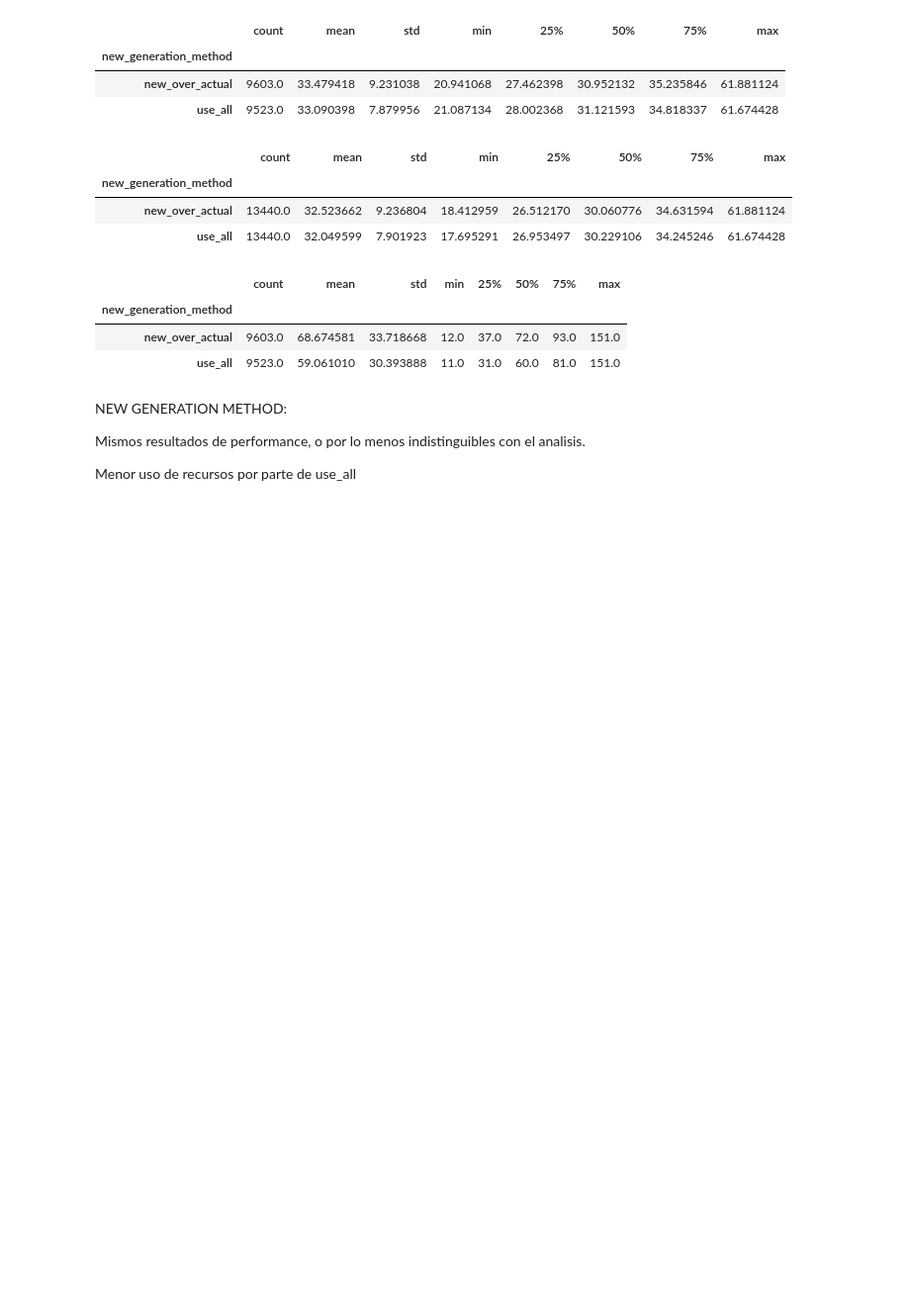
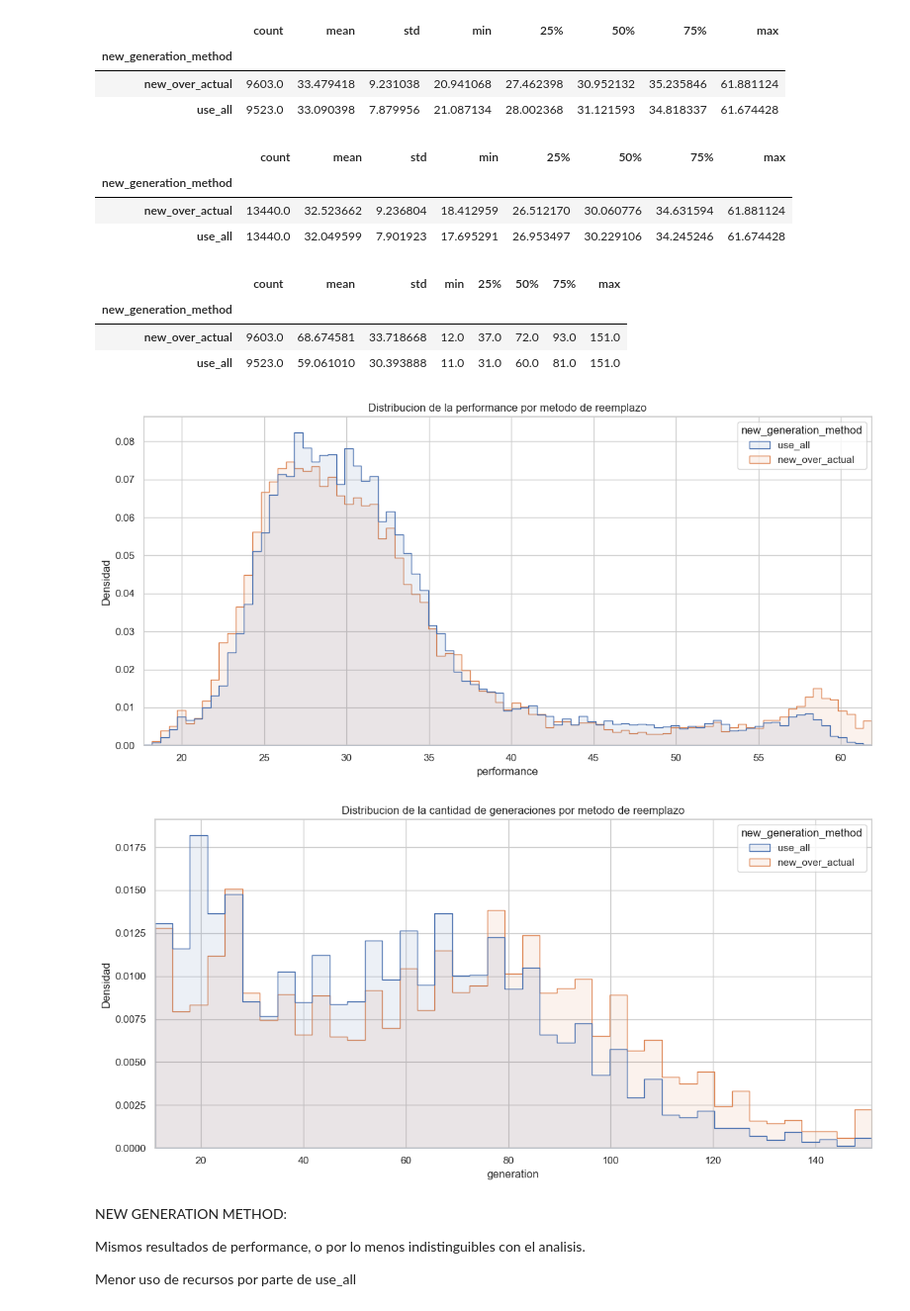
Before and after one commit to Ian-Arnott/TPs-SIA, a Jupyter notebook: Tp2/data_analysis.ipynb, the cells around one changed output. Shown at 99% size. Cells and saved outputs as stored; diff of their text form; code cells hidden in the pictures; blank space fills up the shorter version.

```diff
--- a/Tp2/data_analysis.ipynb
+++ b/Tp2/data_analysis.ipynb
@@ -256,6 +318,42 @@ filteredDf.groupby('new_generation_method')['generation'].describe()
 | new_generation_method |  |  |  |  |  |  |  |  |
 | new_over_actual | 9603.0 | 68.674581 | 33.718668 | 12.0 | 37.0 | 72.0 | 93.0 | 151.0 |
 | use_all | 9523.0 | 59.061010 | 30.393888 | 11.0 | 31.0 | 60.0 | 81.0 | 151.0 |
+# %%
+# No need to redefine data_df = df if data_df already contains the data
+
+# Define the group and min-max for axes
+group = ['use_all', 'new_over_actual']
+performance_min = data_df['performance'].min()
+performance_max = data_df['performance'].max()
+generation_min = data_df['generation'].min()
+generation_max = data_df['generation'].max()
+
+# Initialize axes for the first plot
+fig, axes = plt.subplots(1, 1, figsize=(12, 6))
+
+# Plot performance distribution
+sns.histplot(data=data_df[data_df['new_generation_method'].isin(group)], x="performance", hue="new_generation_method", element="step", stat="density", common_norm=False, fill=True, alpha=0.1, ax=axes)
+axes.set_title("Distribucion de la performance por metodo de reemplazo")
+axes.set_ylabel("Densidad")
+axes.set_xlim([performance_min, performance_max])
+
+plt.tight_layout()
+plt.show()
+
+# Initialize axes for the second plot
+fig, axes = plt.subplots(1, 1, figsize=(12, 6))
+
+# Plot generation distribution
+sns.histplot(data=data_df[data_df['new_generation_method'].isin(group)], x="generation", hue="new_generation_method", element="step", stat="density", common_norm=False, fill=True, alpha=0.1, ax=axes)
+axes.set_title("Distribucion de la cantidad de generaciones por metodo de reemplazo")
+axes.set_ylabel("Densidad")
+axes.set_xlim([generation_min, generation_max])
+
+plt.tight_layout()
+plt.show()
+# %% [output]
+[figure, added]
+[figure, added]
 # %% [markdown]
 NEW GENERATION METHOD:
 
```
Also changed, not shown: parts of 4 cells of this notebook.
